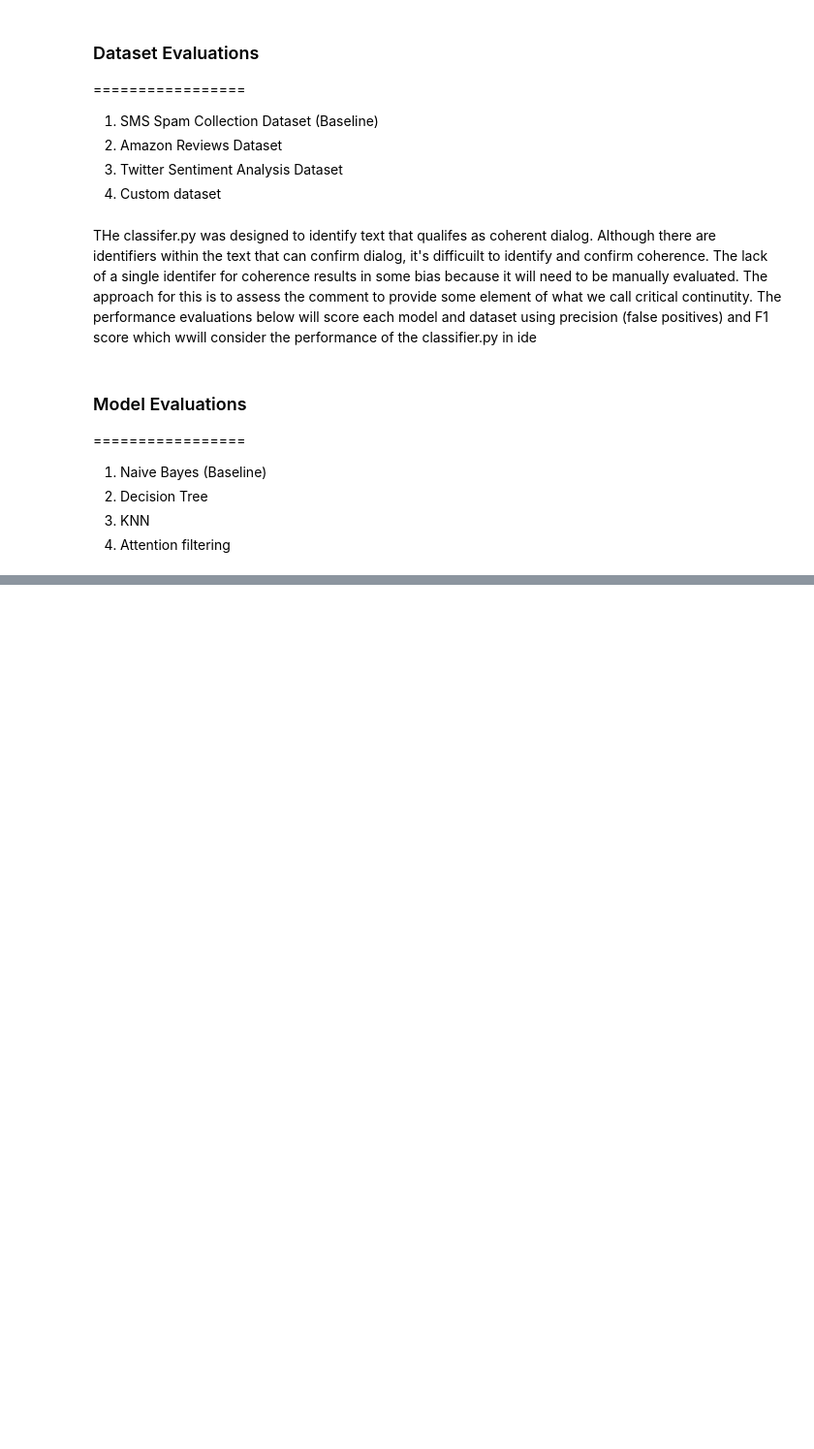
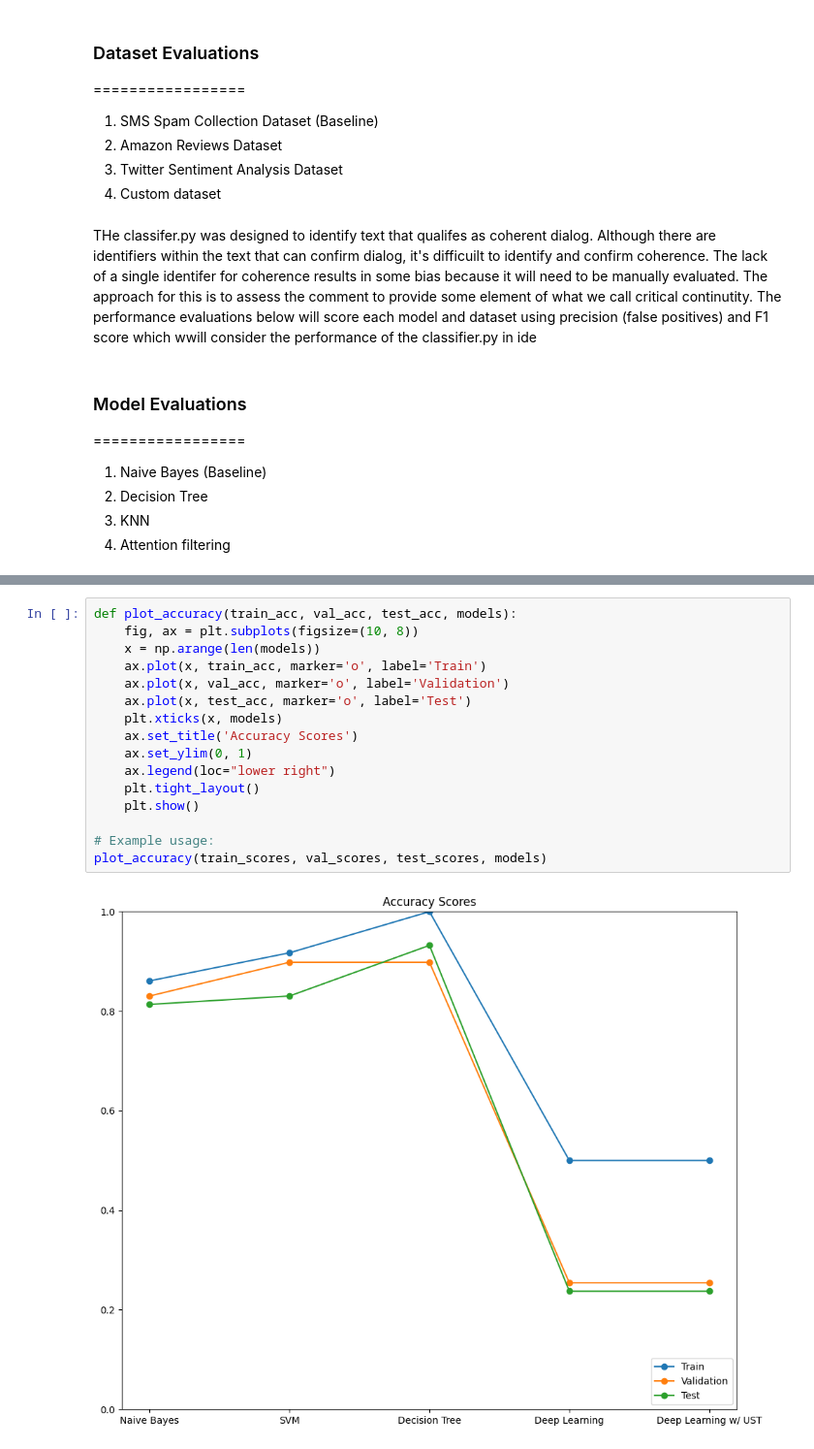
Before and after one commit to joelwk/Chanscope, a Jupyter notebook: notebooks/performance_evaluations.ipynb, the cells around one changed output, grey strips where cells are left out. Shown at 97% size. Saved outputs shown, nothing was run; the diff lists cells and outputs as text; blank space fills up the shorter version.

```diff
--- a/notebooks/performance_evaluations.ipynb
+++ b/notebooks/performance_evaluations.ipynb
@@ -198,3 +186,21 @@ test_scores = [nb_test_acc, svm_test_acc, dt_test_acc,dt_test_acc,best_test_acc]
+# %%
+def plot_accuracy(train_acc, val_acc, test_acc, models):
+    fig, ax = plt.subplots(figsize=(10, 8))
+    x = np.arange(len(models))
+    ax.plot(x, train_acc, marker='o', label='Train')
+    ax.plot(x, val_acc, marker='o', label='Validation')
+    ax.plot(x, test_acc, marker='o', label='Test')
+    plt.xticks(x, models)
+    ax.set_title('Accuracy Scores')
+    ax.set_ylim(0, 1)
+    ax.legend(loc="lower right")
+    plt.tight_layout()
+    plt.show()
+
+# Example usage:
+plot_accuracy(train_scores, val_scores, test_scores, models)
+# %% [output]
+[figure, added]
 # %%
 def plot_f1(train_f1, val_f1, test_f1, models):
     fig, ax = plt.subplots(figsize=(10, 8))
```
Also changed, not shown: parts of 6 cells of this notebook, 16 other files.
